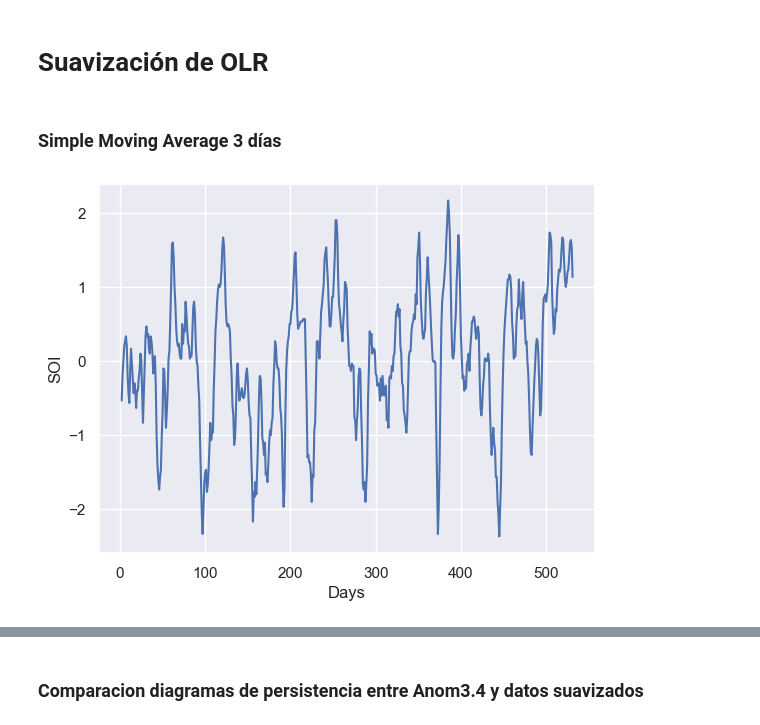
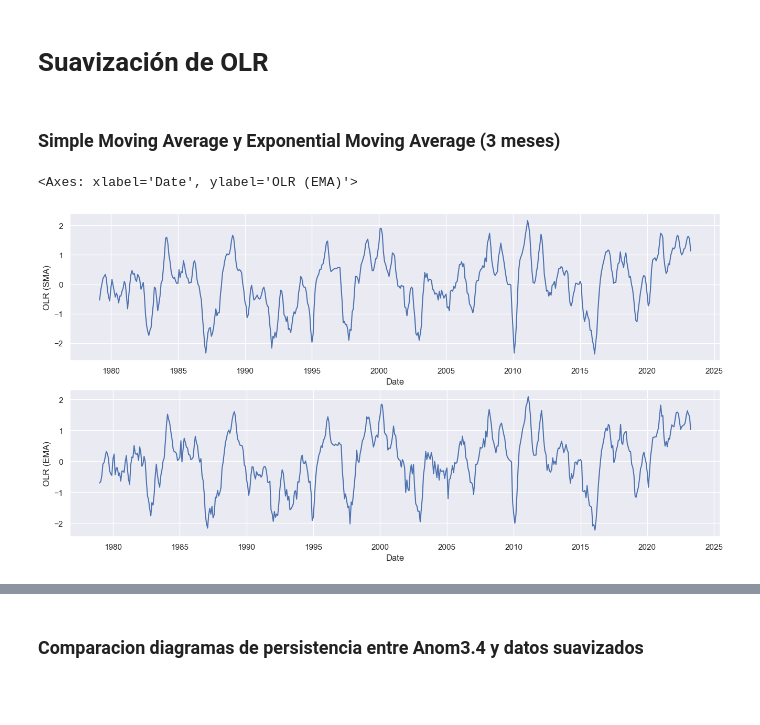
Before and after one commit to fedemedina72/RetoEquipo1, a Jupyter notebook: TimeSeries.ipynb, the cells around one changed output, grey strips where cells are left out. Drawn from its saved outputs; the diff is of its cells as text; code cells hidden in the pictures; blank space fills up the shorter version.

```diff
--- a/TimeSeries.ipynb
+++ b/TimeSeries.ipynb
@@ -341,14 +205,17 @@ array([[[0.        , 0.30706275, 0.        ],
 # %% [markdown]
 # Suavización de OLR
 # %% [markdown]
-### Simple Moving Average 3 días
+### Simple Moving Average y Exponential Moving Average (3 meses)
-# %%
-smaOLR = pd.Series(df2['OLR'].rolling(3).mean())
-plt.plot(smaOLR)
-plt.xlabel("Days")
-plt.ylabel("SOI")
-plt.show()
-smaOLR = smaOLR.dropna().reset_index(drop=True)
-# %% [output]
-[figure, removed]
+# %%
+# Ventana de 3 meses
+df2["OLR (SMA)"] = df2['OLR'].rolling(3).mean()
+df2["OLR (EMA)"] = df2['OLR'].ewm(span=3, adjust=False).mean()
+
+fig, ax = plt.subplots(2, figsize = (16,8))
+
+sns.lineplot(data = df2, x = "Date", y = "OLR (SMA)", ax = ax[0])
+sns.lineplot(data = df2, x = "Date", y = "OLR (EMA)", ax = ax[1])
+# %% [output]
+<Axes: xlabel='Date', ylabel='OLR (EMA)'>
+[figure, added]
 # %%
```
Also changed, not shown: parts of 29 cells of this notebook.
